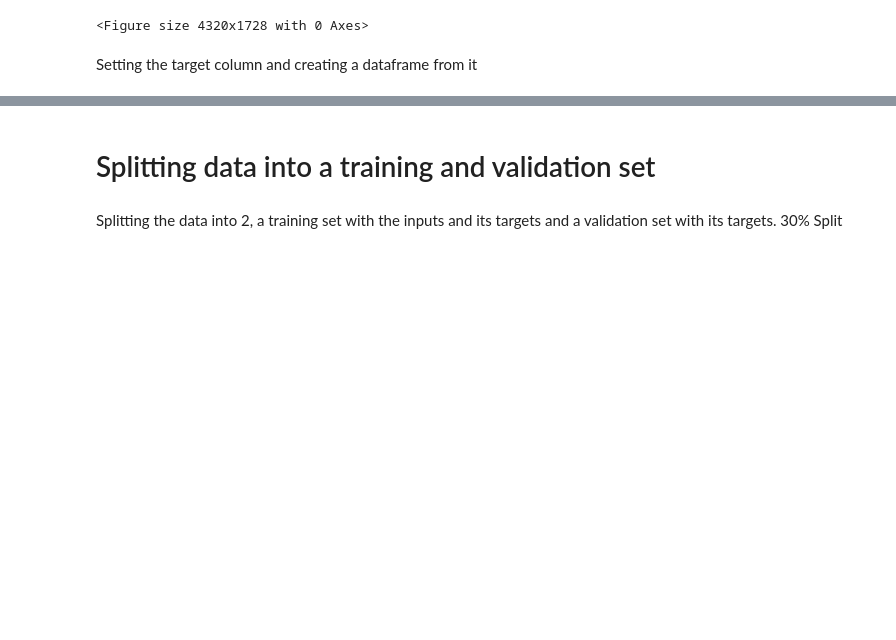
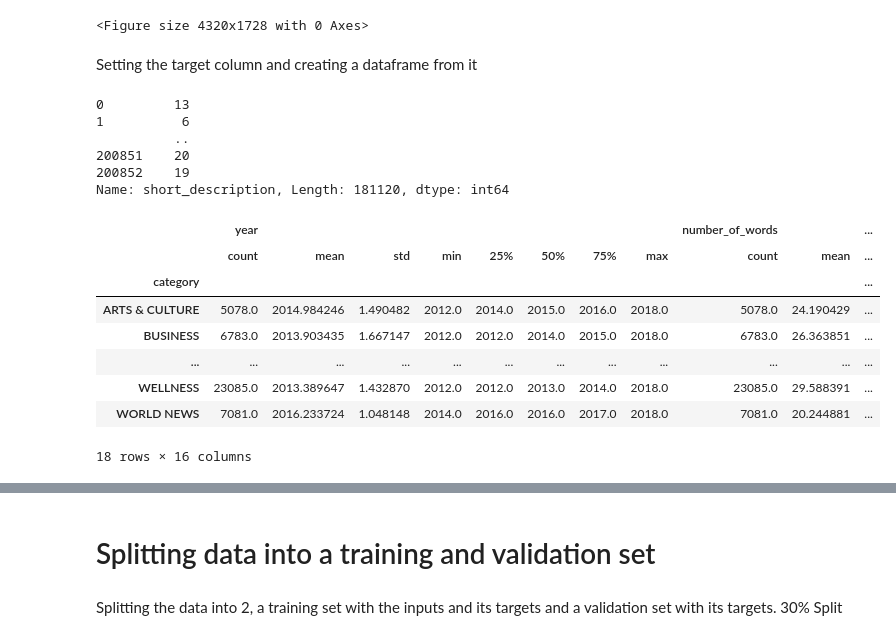
Before and after one commit to ethandsz/MLProject, a Jupyter notebook: MLProject.ipynb, the cells around one changed output, grey strips where cells are left out. Saved outputs shown, nothing was run; the diff lists cells and outputs as text; code cells hidden in the pictures; blank space fills up the shorter version.

```diff
--- a/MLProject.ipynb
+++ b/MLProject.ipynb
@@ -415,3 +420,26 @@ fig.show(renderer="colab");
 Setting the target column and creating a dataframe from it
 # %%
 targets = raw[['category']]
+# %%
+raw.short_description.str.split().str.len()
+# %% [output]
+0         13
+1          6
+          ..
+200851    20
+200852    19
+Name: short_description, Length: 181120, dtype: int64
+# %%
+raw['number_of_words'] = raw.short_description.str.split().str.len()
+# %%
+raw.groupby(by='category').describe()
+# %% [output]
+|  | year |  |  |  |  |  |  |  | number_of_words |  | ... |
+|  | count | mean | std | min | 25% | 50% | 75% | max | count | mean | ... |
+| category |  |  |  |  |  |  |  |  |  |  | ... |
+| ARTS & CULTURE | 5078.0 | 2014.984246 | 1.490482 | 2012.0 | 2014.0 | 2015.0 | 2016.0 | 2018.0 | 5078.0 | 24.190429 | ... |
+| BUSINESS | 6783.0 | 2013.903435 | 1.667147 | 2012.0 | 2012.0 | 2014.0 | 2015.0 | 2018.0 | 6783.0 | 26.363851 | ... |
+| ... | ... | ... | ... | ... | ... | ... | ... | ... | ... | ... | ... |
+| WELLNESS | 23085.0 | 2013.389647 | 1.432870 | 2012.0 | 2012.0 | 2013.0 | 2014.0 | 2018.0 | 23085.0 | 29.588391 | ... |
+| WORLD NEWS | 7081.0 | 2016.233724 | 1.048148 | 2014.0 | 2016.0 | 2016.0 | 2017.0 | 2018.0 | 7081.0 | 20.244881 | ... |
+18 rows × 16 columns
```
Also changed, not shown: parts of 207 cells of this notebook.
